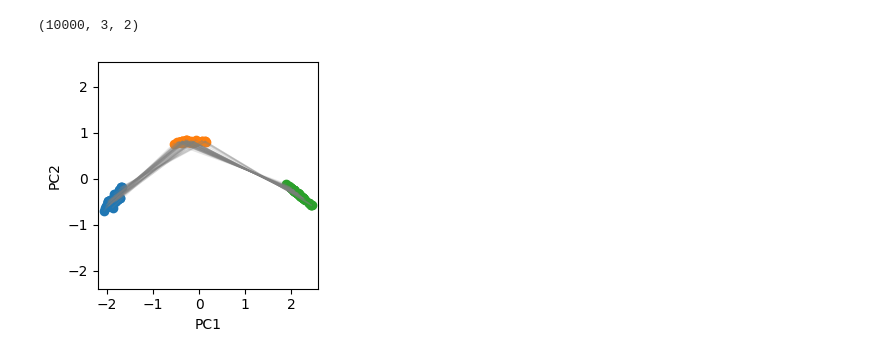
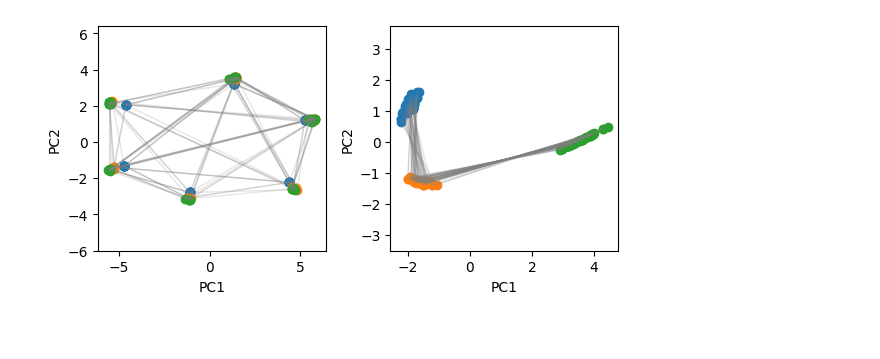
Before and after one commit to SixingChen028/wm-em, a Jupyter notebook: analysis_em.ipynb, the cells around one changed output. Drawn from its saved outputs; the diff is of its cells as text; code cells hidden in the pictures; blank space fills up the shorter version.

```diff
--- a/analysis_em.ipynb
+++ b/analysis_em.ipynb
@@ -23,6 +23,7 @@ parser.add_argument('--path', type = str, default = os.path.join(os.getcwd(), 'r
 
 # nework parameters
 parser.add_argument('--hidden_size', type = int, default = 32, help = 'hidden size')
+parser.add_argument('--key_size', type = int, default = 64, help = 'key size')
 
 # environment parameters
 parser.add_argument('--num_items', type = int, default = 3, help = 'number of items')
@@ -47,9 +48,13 @@ dict_keys(['items', 'hidden_seqs'])
 # %%
 items = np.array(data['items']) # (num_trials, num_items)
 hiddens = np.array(data['hidden_seqs']) # (num_trials, num_steps, hidden_size)
+keys = np.array(data['key_seqs']) # (num_trials, num_steps, key_size)
+queries = np.array(data['query_seqs']) # (num_trials, num_steps, key_size)
 
 print(items.shape)
 print(hiddens.shape)
+print(keys.shape)
+print(queries.shape)
 # %% [output]
 (10000, 3)
 (10000, 7, 32)
@@ -87,31 +99,36 @@ plt.show()
 # %%
-hiddens_encoding = hiddens[:, -args.num_items:, :] # get the last 3 stpes
-hiddens_encoding = hiddens_encoding.reshape(-1, args.hidden_size)
-hiddens_encoding.shape
+plt.figure(figsize = (6, 3))
 
-pca = PCA(n_components = 2)
-hiddens_projected = pca.fit_transform(hiddens_encoding)
-hiddens_projected = hiddens_projected.reshape((num_trials, args.num_items, 2))
-print(hiddens_projected.shape)
+for i in range(2):
+    if i == 0:
+        keys_selected = keys[:, :args.num_items, :] # get the first 3 stpes
+    elif i == 1:
+        keys_selected = keys[:, -args.num_items:, :] # get the last 3 stpes
 
-num_trials_to_plot = 50
+    keys_selected = keys_selected.reshape(-1, args.key_size)
 
-plt.figure(figsize = (3, 3))
-for i in range(3):
-    plt.scatter(hiddens_projected[:num_trials_to_plot, i, 0], hiddens_projected[:num_trials_to_plot, i, 1])
+    pca = PCA(n_components = 2)
+    keys_projected = pca.fit_transform(keys_selected)
+    keys_projected = keys_projected.reshape((num_trials, args.num_items, 2))
+    num_trials_to_plot = 50
 
-for k in range(num_trials_to_plot):
-    for t in range(args.num_items - 1):
-        plt.plot(
-            [hiddens_projected[k, t, 0], hiddens_projected[k, t + 1, 0]],
-            [hiddens_projected[k, t, 1], hiddens_projected[k, t + 1, 1]],
-            color = 'gray', linewidth = 1, alpha = 0.2
-        )
-plt.xlabel('PC1')
-plt.ylabel('PC2')
-plt.axis('equal')
+    plt.subplot(1, 2, i + 1)
+
+    for j in range(3):
+        plt.scatter(keys_projected[:num_trials_to_plot, j, 0], keys_projected[:num_trials_to_plot, j, 1])
+
+    for k in range(num_trials_to_plot):
+        for t in range(args.num_items - 1):
+            plt.plot(
+                [keys_projected[k, t, 0], keys_projected[k, t + 1, 0]],
+                [keys_projected[k, t, 1], keys_projected[k, t + 1, 1]],
+                color = 'gray', linewidth = 1, alpha = 0.2
+            )
+    plt.xlabel('PC1')
+    plt.ylabel('PC2')
+    plt.axis('equal')
+
 plt.tight_layout()
 plt.show()
 # %% [output]
-(10000, 3, 2)
-[figure, old version]
+[figure, new version]
```
Also changed, not shown: parts of 4 cells of this notebook, 3 other files.
